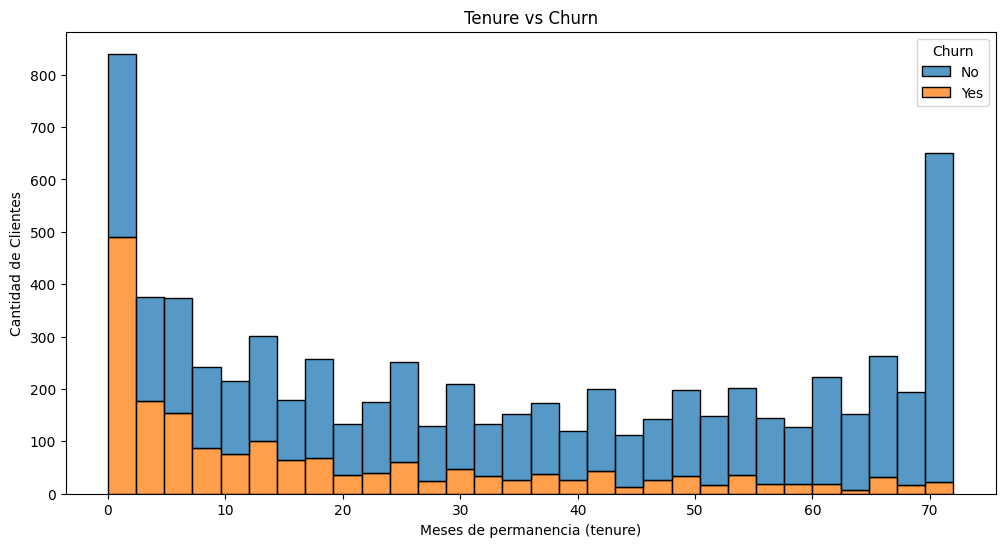
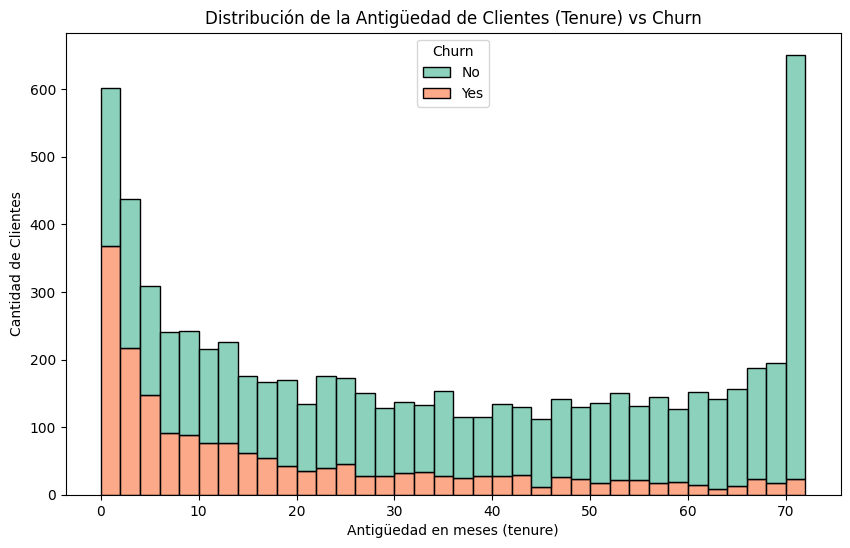
The notebook cell's code change between the first figure and the second:
--- before
+++ after
@@ -1,17 +1,7 @@
-print("\n--- GRÁFICO TENURE VS CHURN ---")
-
-plt.figure(figsize=(12,6))
-
-sns.histplot(
-    data=df,
-    x="tenure",
-    hue="Churn",
-    multiple="stack",
-    bins=30
-)
-
-plt.title("Tenure vs Churn")
-plt.xlabel("Meses de permanencia (tenure)")
-plt.ylabel("Cantidad de Clientes")
-
+# Gráfico de Antigüedad vs Churn
+plt.figure(figsize=(10, 6))
+sns.histplot(data=df, x='tenure', hue='Churn', multiple='stack', bins=36, palette='Set2')
+plt.title('Distribución de la Antigüedad de Clientes (Tenure) vs Churn')
+plt.xlabel('Antigüedad en meses (tenure)')
+plt.ylabel('Cantidad de Clientes')
 plt.show()

Commit: Fase 2 Análisis Listo